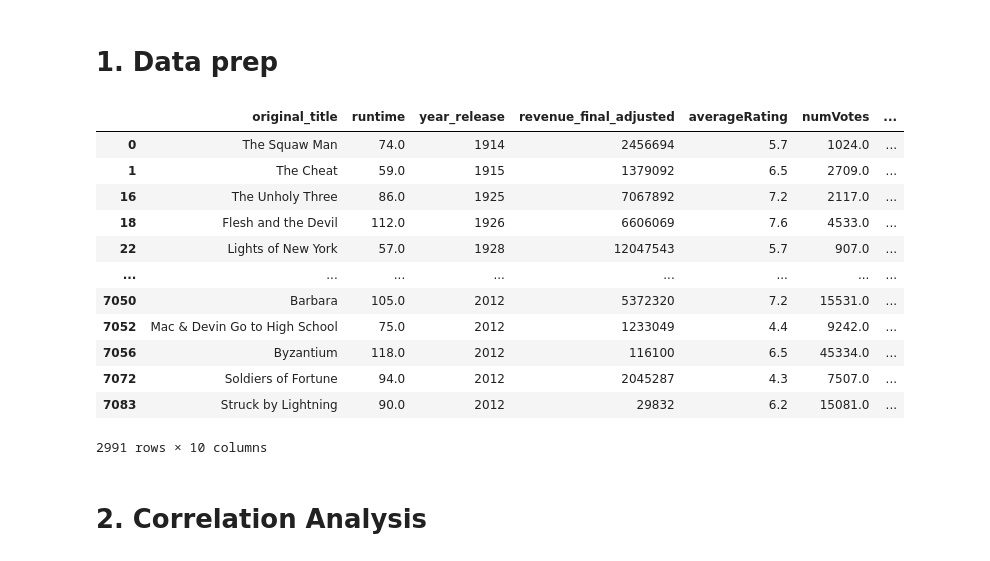
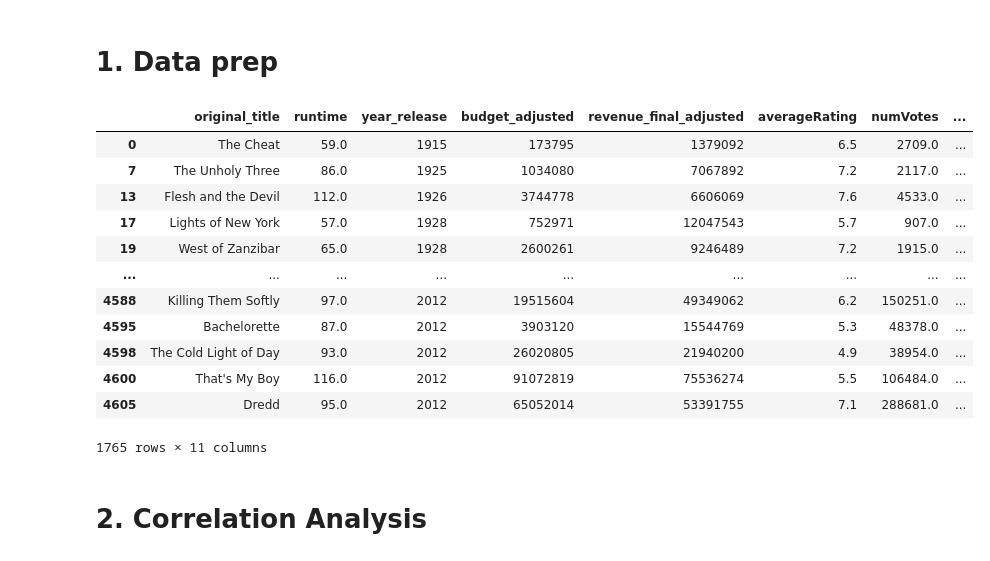
Before and after one commit to epfl-ada/ada-2023-project-shinebrightlikeadamon, a Jupyter notebook: secondary_code_files/financial_analysis.ipynb, the cells around one changed output. Cells and saved outputs as stored; diff of their text form; code cells hidden in the pictures.

```diff
--- a/secondary_code_files/financial_analysis.ipynb
+++ b/secondary_code_files/financial_analysis.ipynb
@@ -8,29 +8,30 @@ import statsmodels.api as sm
 
 # Open the csv file of actors
 financials = pd.read_csv('./../cleaned_datasets/financial_data_no_budget.csv')
+financials_bud = pd.read_csv('./../cleaned_datasets/financial_data.csv')
 movies = pd.read_csv('./../cleaned_datasets/movies_clean.csv')
 # %% [markdown]
 # 1. Data prep
 # %%
-data = financials.merge(movies, left_on=["original_title", "year_release", "runtime"], right_on=["name", "year_release" , "runtime"], how='left')
+data = financials_bud.merge(movies, left_on=["original_title", "year_release", "runtime"], right_on=["name", "year_release" , "runtime"], how='left')
 data = data.drop(columns=["revenue", "name", 'wikipedia_id', 'freebase_id', 'release_date',
        'languages', 'countries', 'genres'])
-data = data.dropna(subset=["revenue_final_adjusted" , "averageRating"])
+data = data.dropna(subset=["revenue_final_adjusted" , "budget_adjusted", "averageRating"])
 data
 # %% [output]
-|  | original_title | runtime | year_release | revenue_final_adjusted | averageRating | numVotes | ... |
-| 0 | The Squaw Man | 74.0 | 1914 | 2456694 | 5.7 | 1024.0 | ... |
-| 1 | The Cheat | 59.0 | 1915 | 1379092 | 6.5 | 2709.0 | ... |
-| 16 | The Unholy Three | 86.0 | 1925 | 7067892 | 7.2 | 2117.0 | ... |
-| 18 | Flesh and the Devil | 112.0 | 1926 | 6606069 | 7.6 | 4533.0 | ... |
-| 22 | Lights of New York | 57.0 | 1928 | 12047543 | 5.7 | 907.0 | ... |
-| ... | ... | ... | ... | ... | ... | ... | ... |
-| 7050 | Barbara | 105.0 | 2012 | 5372320 | 7.2 | 15531.0 | ... |
-| 7052 | Mac & Devin Go to High School | 75.0 | 2012 | 1233049 | 4.4 | 9242.0 | ... |
-| 7056 | Byzantium | 118.0 | 2012 | 116100 | 6.5 | 45334.0 | ... |
-| 7072 | Soldiers of Fortune | 94.0 | 2012 | 2045287 | 4.3 | 7507.0 | ... |
-| 7083 | Struck by Lightning | 90.0 | 2012 | 29832 | 6.2 | 15081.0 | ... |
+|  | original_title | runtime | year_release | budget_adjusted | revenue_final_adjusted | averageRating | numVotes | ... |
+| 0 | The Cheat | 59.0 | 1915 | 173795 | 1379092 | 6.5 | 2709.0 | ... |
+| 7 | The Unholy Three | 86.0 | 1925 | 1034080 | 7067892 | 7.2 | 2117.0 | ... |
+| 13 | Flesh and the Devil | 112.0 | 1926 | 3744778 | 6606069 | 7.6 | 4533.0 | ... |
+| 17 | Lights of New York | 57.0 | 1928 | 752971 | 12047543 | 5.7 | 907.0 | ... |
+| 19 | West of Zanzibar | 65.0 | 1928 | 2600261 | 9246489 | 7.2 | 1915.0 | ... |
+| ... | ... | ... | ... | ... | ... | ... | ... | ... |
+| 4588 | Killing Them Softly | 97.0 | 2012 | 19515604 | 49349062 | 6.2 | 150251.0 | ... |
+| 4595 | Bachelorette | 87.0 | 2012 | 3903120 | 15544769 | 5.3 | 48378.0 | ... |
+| 4598 | The Cold Light of Day | 93.0 | 2012 | 26020805 | 21940200 | 4.9 | 38954.0 | ... |
+| 4600 | That's My Boy | 116.0 | 2012 | 91072819 | 75536274 | 5.5 | 106484.0 | ... |
+| 4605 | Dredd | 95.0 | 2012 | 65052014 | 53391755 | 7.1 | 288681.0 | ... |
-2991 rows × 10 columns
+1765 rows × 11 columns
 # %% [markdown]
 # 2. Correlation Analysis
 # %%
```
Also changed, not shown: parts of 3 cells of this notebook.
